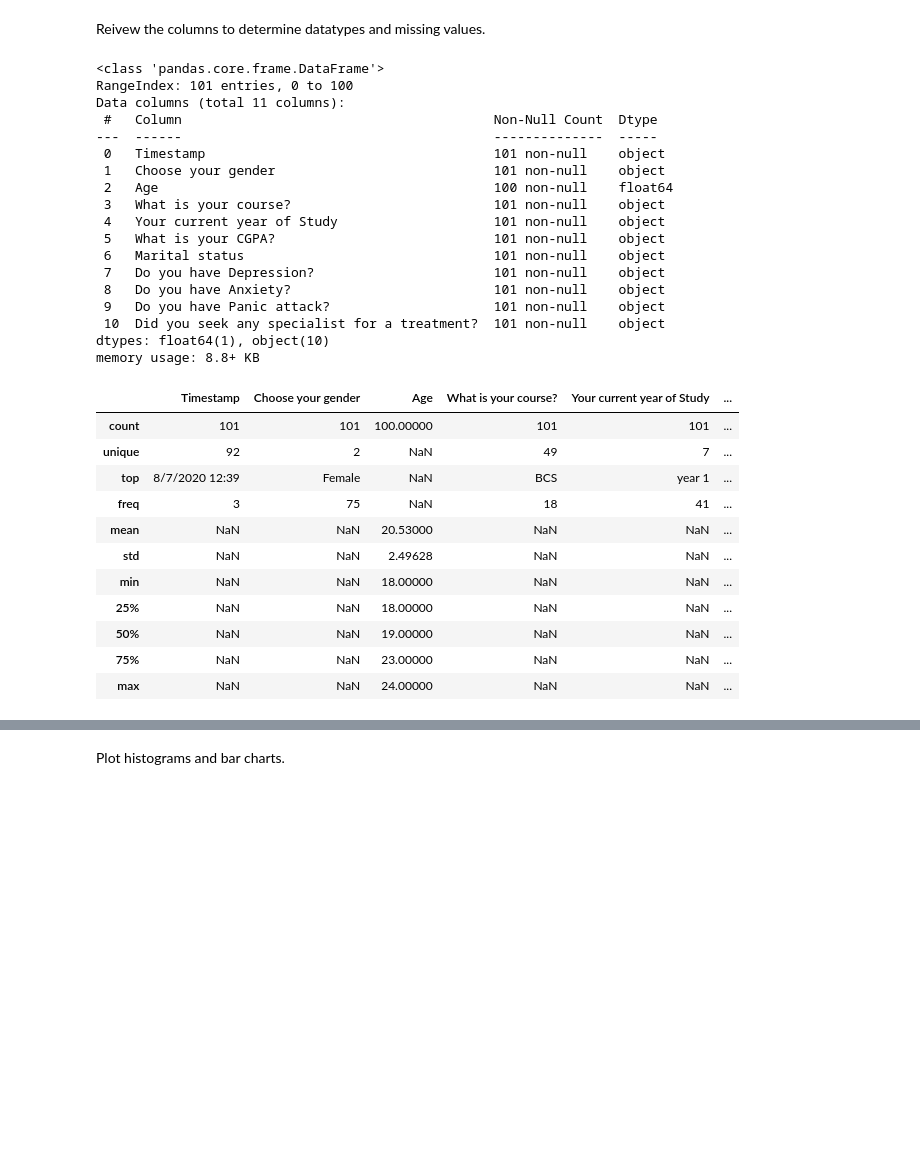
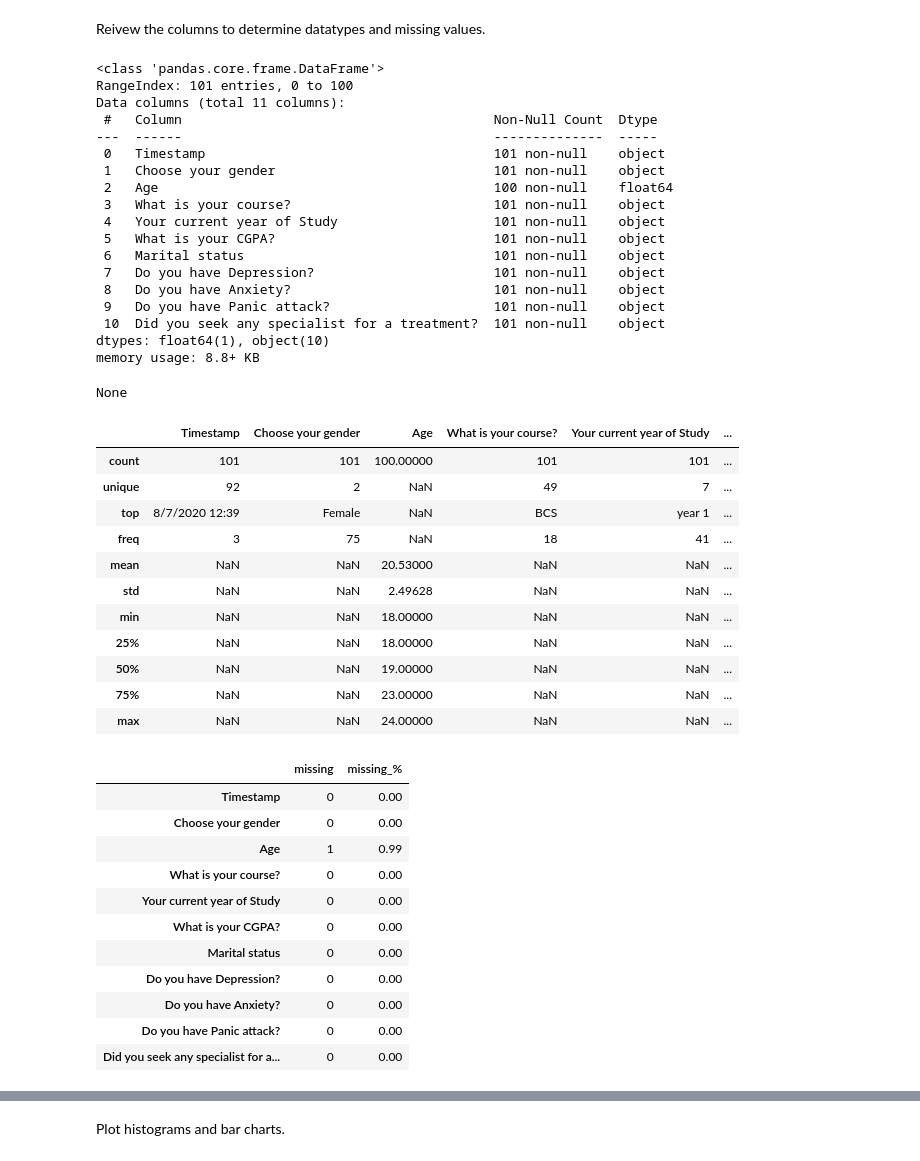
Before and after one commit to BethSpornitz/ml01, a Jupyter notebook: notebooks/Discussion_Mod_02/d2_student_mental_health.ipynb, the cells around one changed output, grey strips where cells are left out. Saved outputs shown, nothing was run; the diff lists cells and outputs as text; code cells hidden in the pictures; blank space fills up the shorter version.

```diff
--- a/notebooks/Discussion_Mod_02/d2_student_mental_health.ipynb
+++ b/notebooks/Discussion_Mod_02/d2_student_mental_health.ipynb
@@ -24,37 +25,55 @@ df.head()
 # %% [markdown]
 Reivew the columns to determine datatypes and missing values.
 # %%
-df.info()
-df.isna().sum()
-df.describe(include='all')
+# Types, counts
+display(df.info())
+display(df.describe(include='all'))
+
+# Missingness table
+missing = df.isna().sum().to_frame('missing')
+missing['missing_%'] = (df.isna().mean()*100).round(2)
+missing
 # %% [output]
 <class 'pandas.core.frame.DataFrame'>
 RangeIndex: 101 entries, 0 to 100
 Data columns (total 11 columns):
  #   Column                                        Non-Null Count  Dtype
 ---  ------                                        --------------  -----
  0   Timestamp                                     101 non-null    object
  1   Choose your gender                            101 non-null    object
  2   Age                                           100 non-null    float64
  3   What is your course?                          101 non-null    object
  4   Your current year of Study                    101 non-null    object
  5   What is your CGPA?                            101 non-null    object
  6   Marital status                                101 non-null    object
  7   Do you have Depression?                       101 non-null    object
  8   Do you have Anxiety?                          101 non-null    object
  9   Do you have Panic attack?                     101 non-null    object
  10  Did you seek any specialist for a treatment?  101 non-null    object
 dtypes: float64(1), object(10)
 memory usage: 8.8+ KB
+None
 |  | Timestamp | Choose your gender | Age | What is your course? | Your current year of Study | ... |
 | count | 101 | 101 | 100.00000 | 101 | 101 | ... |
 | unique | 92 | 2 | NaN | 49 | 7 | ... |
 | top | 8/7/2020 12:39 | Female | NaN | BCS | year 1 | ... |
 | freq | 3 | 75 | NaN | 18 | 41 | ... |
 | mean | NaN | NaN | 20.53000 | NaN | NaN | ... |
 | std | NaN | NaN | 2.49628 | NaN | NaN | ... |
 | min | NaN | NaN | 18.00000 | NaN | NaN | ... |
 | 25% | NaN | NaN | 18.00000 | NaN | NaN | ... |
 | 50% | NaN | NaN | 19.00000 | NaN | NaN | ... |
 | 75% | NaN | NaN | 23.00000 | NaN | NaN | ... |
 | max | NaN | NaN | 24.00000 | NaN | NaN | ... |
+|  | missing | missing_% |
+| Timestamp | 0 | 0.00 |
+| Choose your gender | 0 | 0.00 |
+| Age | 1 | 0.99 |
+| What is your course? | 0 | 0.00 |
+| Your current year of Study | 0 | 0.00 |
+| What is your CGPA? | 0 | 0.00 |
+| Marital status | 0 | 0.00 |
+| Do you have Depression? | 0 | 0.00 |
+| Do you have Anxiety? | 0 | 0.00 |
+| Do you have Panic attack? | 0 | 0.00 |
+| Did you seek any specialist for a... | 0 | 0.00 |
```
Also changed, not shown: parts of 10 cells of this notebook.
